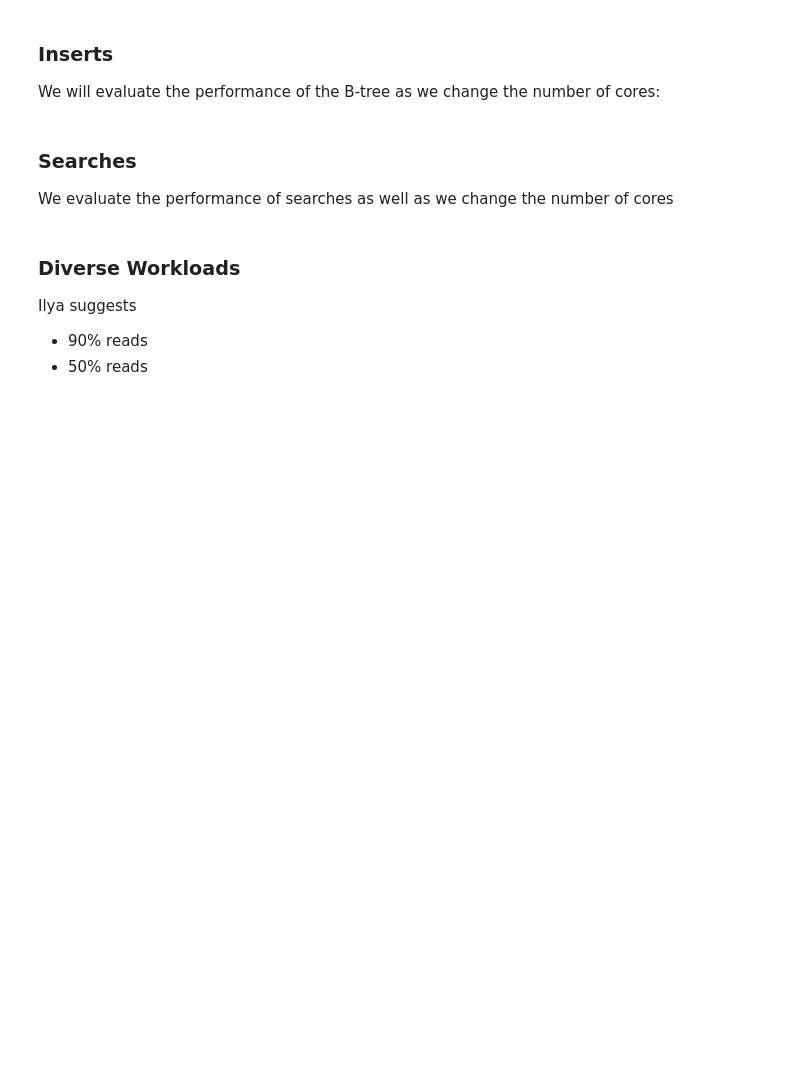
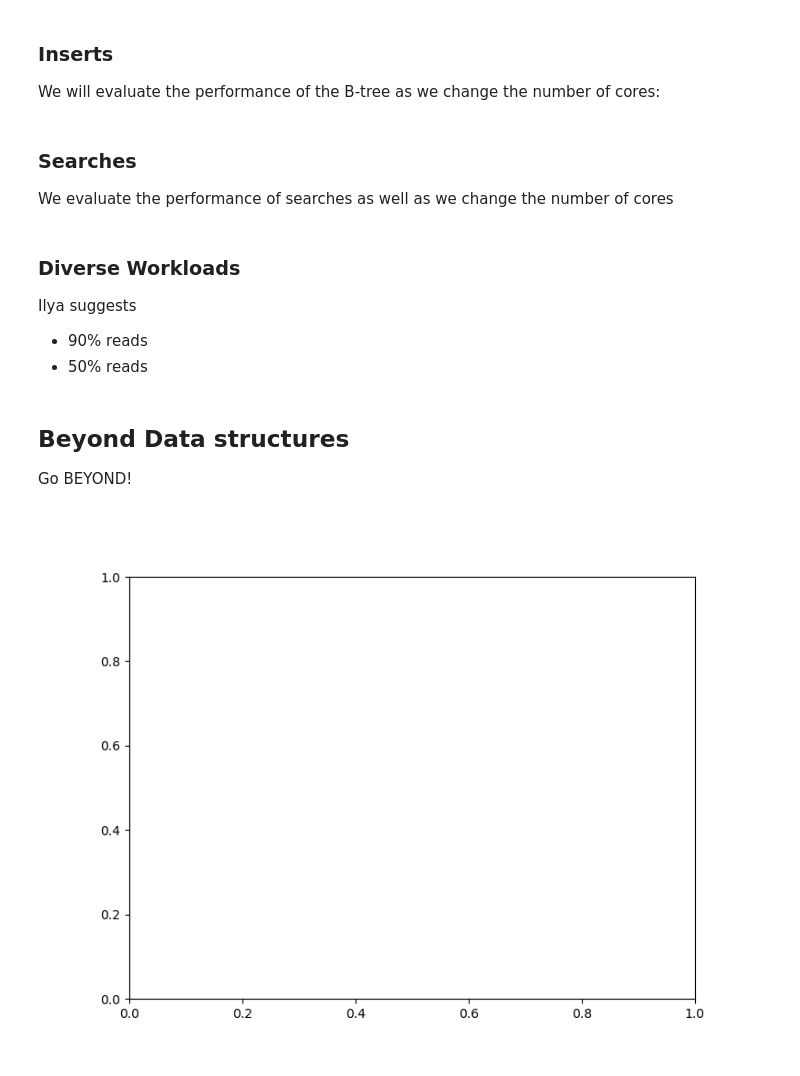
Before and after one commit to phongulus/obatcher, a Jupyter notebook: benchmarks/paper-artefact.ipynb, the cells around one changed output. Drawn from its saved outputs; the diff is of its cells as text; code cells hidden in the pictures; blank space fills up the shorter version.

```diff
--- a/benchmarks/paper-artefact.ipynb
+++ b/benchmarks/paper-artefact.ipynb
@@ -252,3 +275,12 @@ equal_reads_results = utils.build_results(data_structures, {'count': equal_reads
 dump_results_to_file('btree-majority-reads.csv', majority_reads_results)
 # %%
 dump_results_to_file('btree-equal-reads.csv', equal_reads_results)
+# %% [markdown]
+## Beyond Data structures
+
+Go BEYOND!
+# %%
+%matplotlib widget
+fig, ax = utils.interactive_plot()
+# %% [output]
+[figure, added]
```
Also changed, not shown: parts of 8 cells of this notebook, 4 other files.
